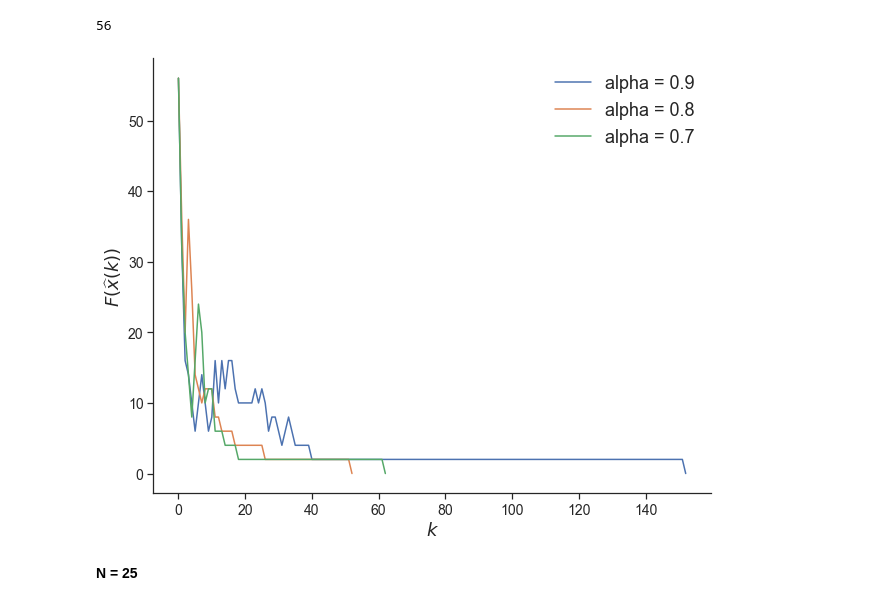
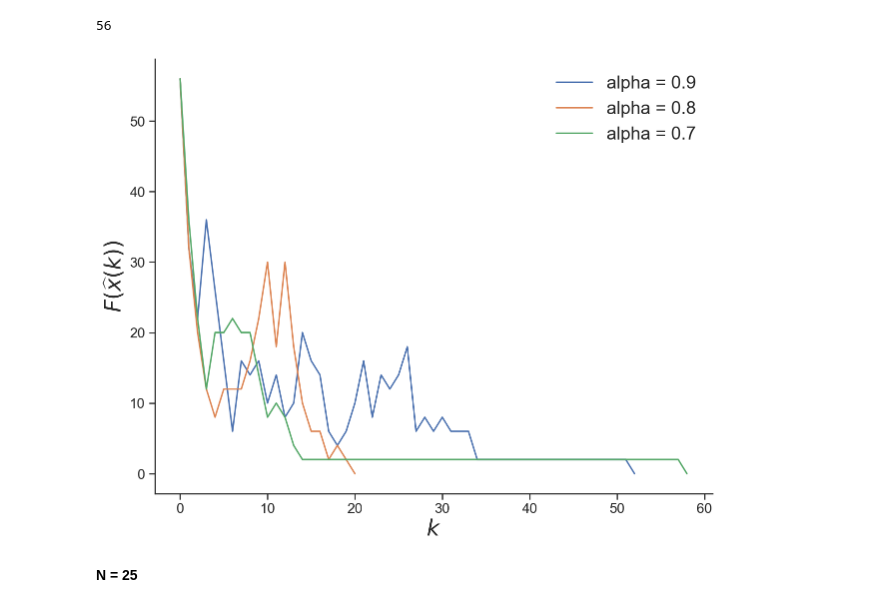
Before and after one commit to khaykingleb/stochastic-optimization-methods, a Jupyter notebook: Code/Simulated_annealing/Queens.ipynb, the cells around one changed output. Drawn from its saved outputs; the diff is of its cells as text; code cells hidden in the pictures.

```diff
--- a/Code/Simulated_annealing/Queens.ipynb
+++ b/Code/Simulated_annealing/Queens.ipynb
@@ -146,7 +146,7 @@ def SA_adj(Q, T, schedule):
 
         T *= schedule
 
-    return lst
+    return history
 # %%
 a_matrix = matrix.copy()
 b_matrix = matrix.copy()
@@ -154,35 +154,35 @@ c_matrix = matrix.copy()
 # %%
 a = SA_adj(a_matrix, 100, 0.9)
 # %%
-b = SA_adj(a_matrix, 100, 0.8)
+b = SA_adj(b_matrix, 100, 0.8)
 # %%
-c = SA_adj(a_matrix, 100, 0.7)
+c = SA_adj(c_matrix, 100, 0.7)
 # %%
 f = plt.figure(figsize=(10, 8))
 
 # Удаляем лишние границы
 ax = plt.subplot(111)
 ax.spines["top"].set_visible(False)
 ax.spines["right"].set_visible(False)
 ax.get_xaxis().tick_bottom()
 ax.get_yaxis().tick_left()
 
 # Корректируем оси абсцисс и ординат
 plt.xticks(fontsize=14)
 plt.yticks(fontsize=14)
 
-plt.xlabel("$k$", fontsize=18)
-plt.ylabel("$F(\widehat{x}(k))$", fontsize=18)
+plt.xlabel("$k$", fontsize=22)
+plt.ylabel("$F(\widehat{x}(k))$", fontsize=22)
 
 plt.plot(a, label="alpha = 0.9")
 plt.plot(b, label="alpha = 0.8")
 plt.plot(c, label="alpha = 0.7")
 plt.legend(frameon=False, fontsize=18)
 
 sns.set()
 sns.set_style("white")
 # %% [output]
-[figure, old version]
+[figure, new version]
 # %%
 f.savefig("queens8.png", bbox_inches='tight', dpi=600)
 # %% [markdown]
```
Also changed, not shown: parts of 4 cells of this notebook, 42 other files.
